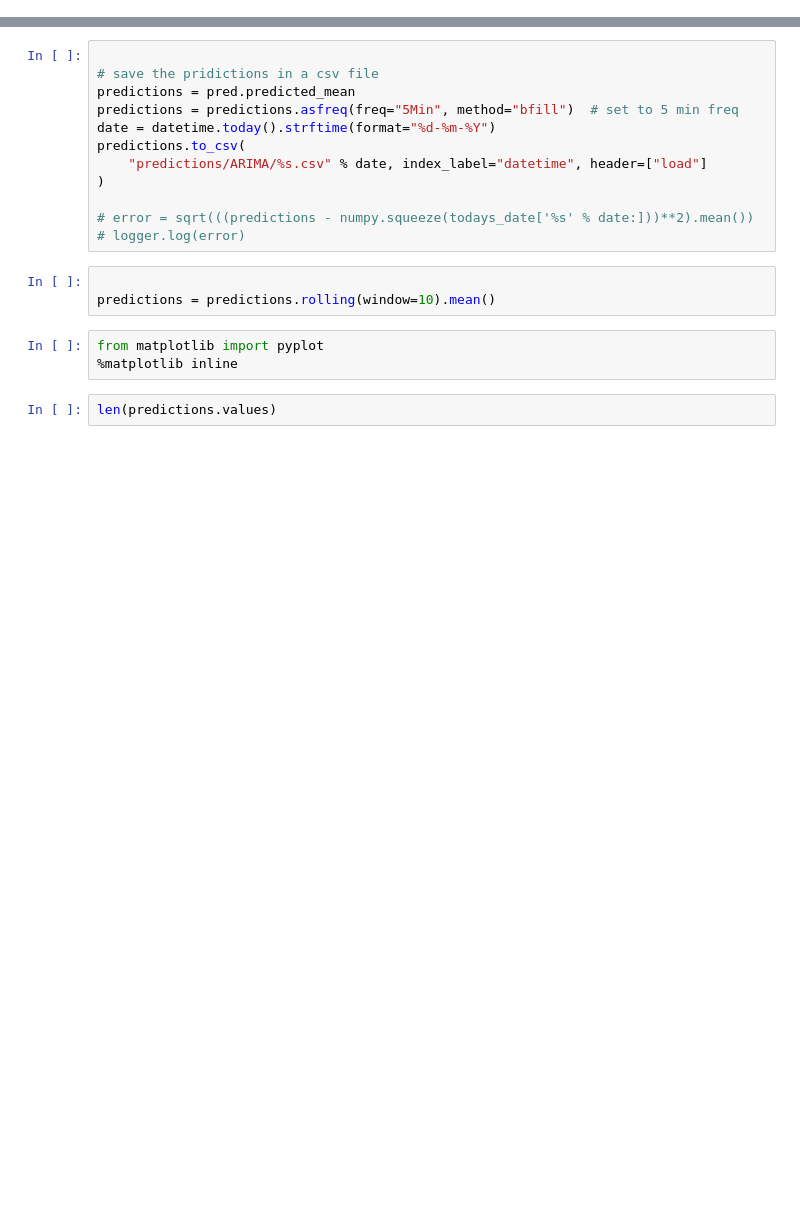
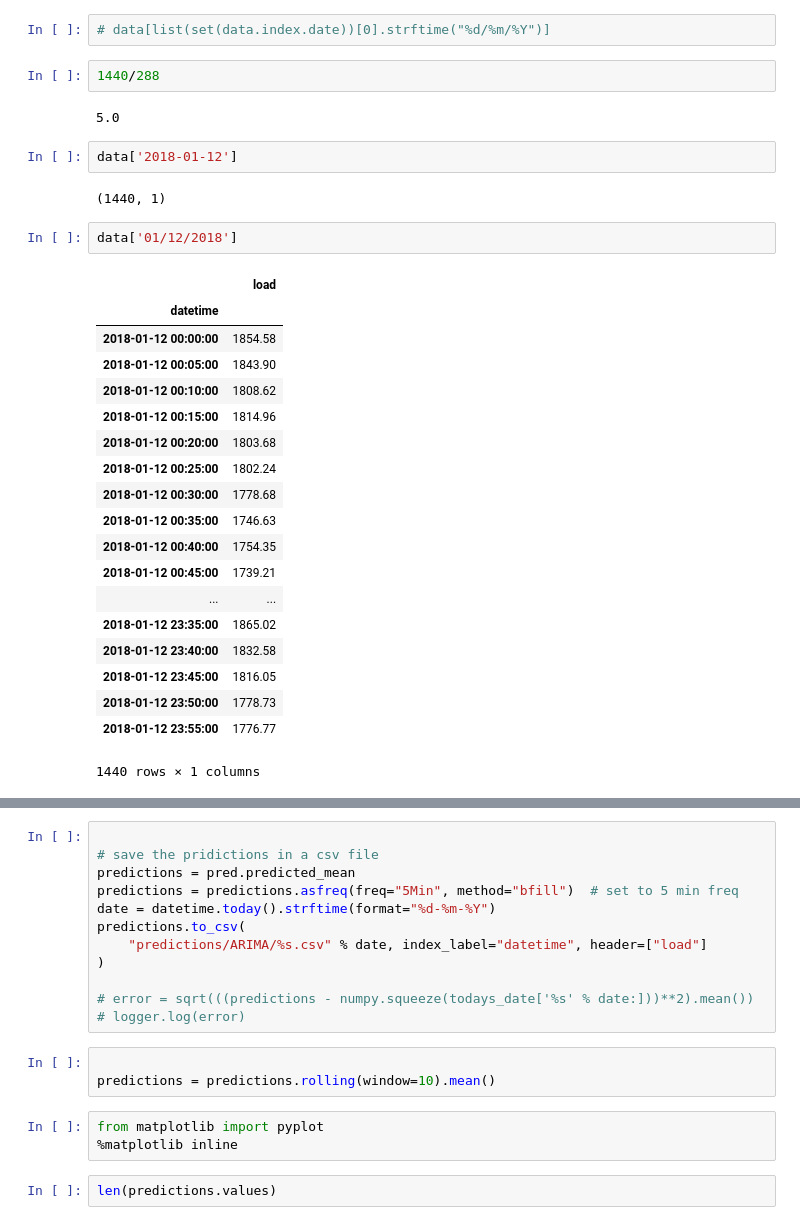
Before and after one commit to pyaf/load_forecasting, a Jupyter notebook: models/test.ipynb, the cells around one changed output, grey strips where cells are left out. Cells and saved outputs as stored; diff of their text form; blank space fills up the shorter version.

```diff
--- a/models/test.ipynb
+++ b/models/test.ipynb
@@ -130,0 +144,32 @@ Clipping data from 29/10/2018
+# %%
+# data[list(set(data.index.date))[0].strftime("%d/%m/%Y")]
+# %%
+1440/288
+# %% [output]
+5.0
+# %%
+data['2018-01-12']
+# %% [output]
+(1440, 1)
+# %%
+data['01/12/2018']
+# %% [output]
+|  | load |
+| datetime |  |
+| 2018-01-12 00:00:00 | 1854.58 |
+| 2018-01-12 00:05:00 | 1843.90 |
+| 2018-01-12 00:10:00 | 1808.62 |
+| 2018-01-12 00:15:00 | 1814.96 |
+| 2018-01-12 00:20:00 | 1803.68 |
+| 2018-01-12 00:25:00 | 1802.24 |
+| 2018-01-12 00:30:00 | 1778.68 |
+| 2018-01-12 00:35:00 | 1746.63 |
+| 2018-01-12 00:40:00 | 1754.35 |
+| 2018-01-12 00:45:00 | 1739.21 |
+| ... | ... |
+| 2018-01-12 23:35:00 | 1865.02 |
+| 2018-01-12 23:40:00 | 1832.58 |
+| 2018-01-12 23:45:00 | 1816.05 |
+| 2018-01-12 23:50:00 | 1778.73 |
+| 2018-01-12 23:55:00 | 1776.77 |
+1440 rows × 1 columns
```
Also changed, not shown: parts of 20 cells of this notebook, 3 other files.
